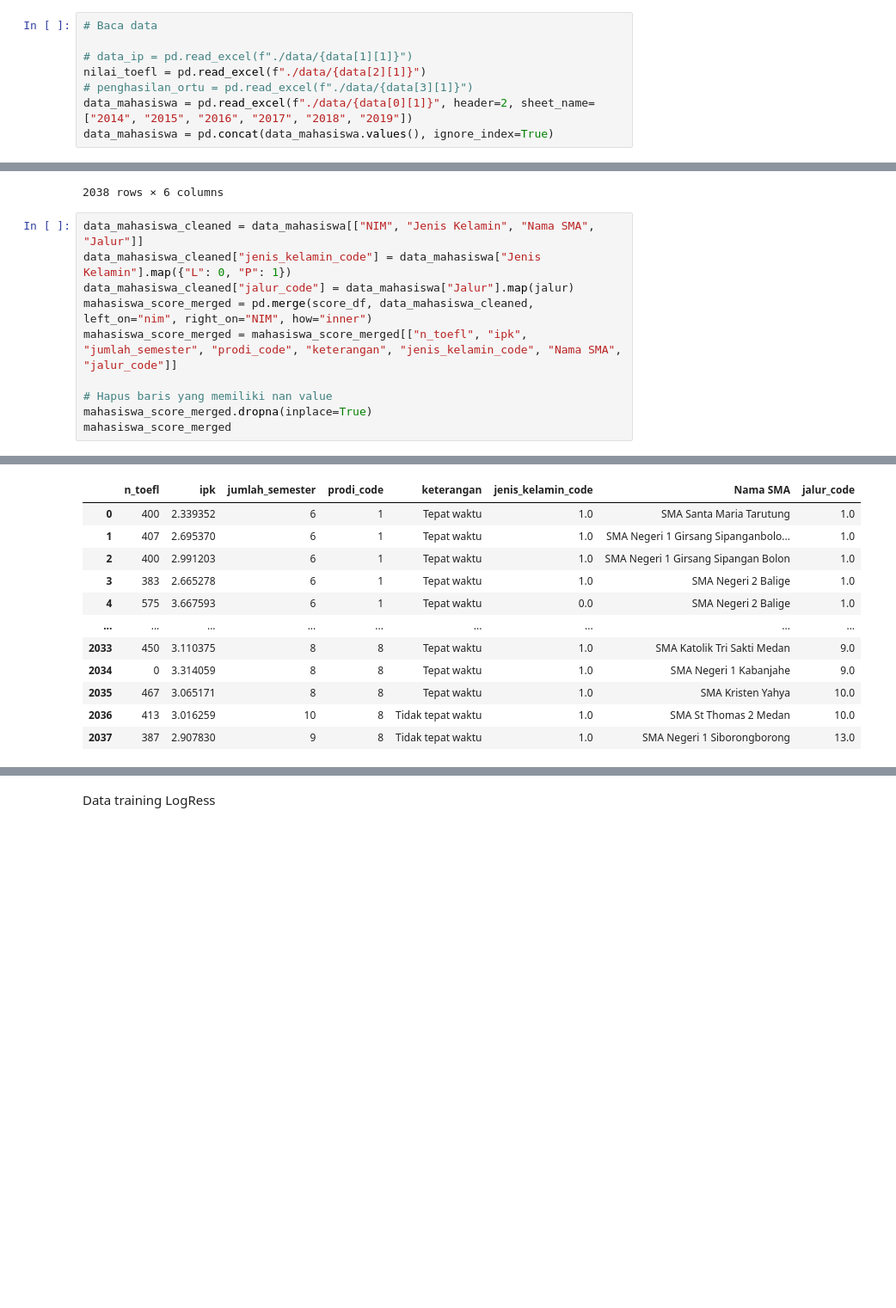
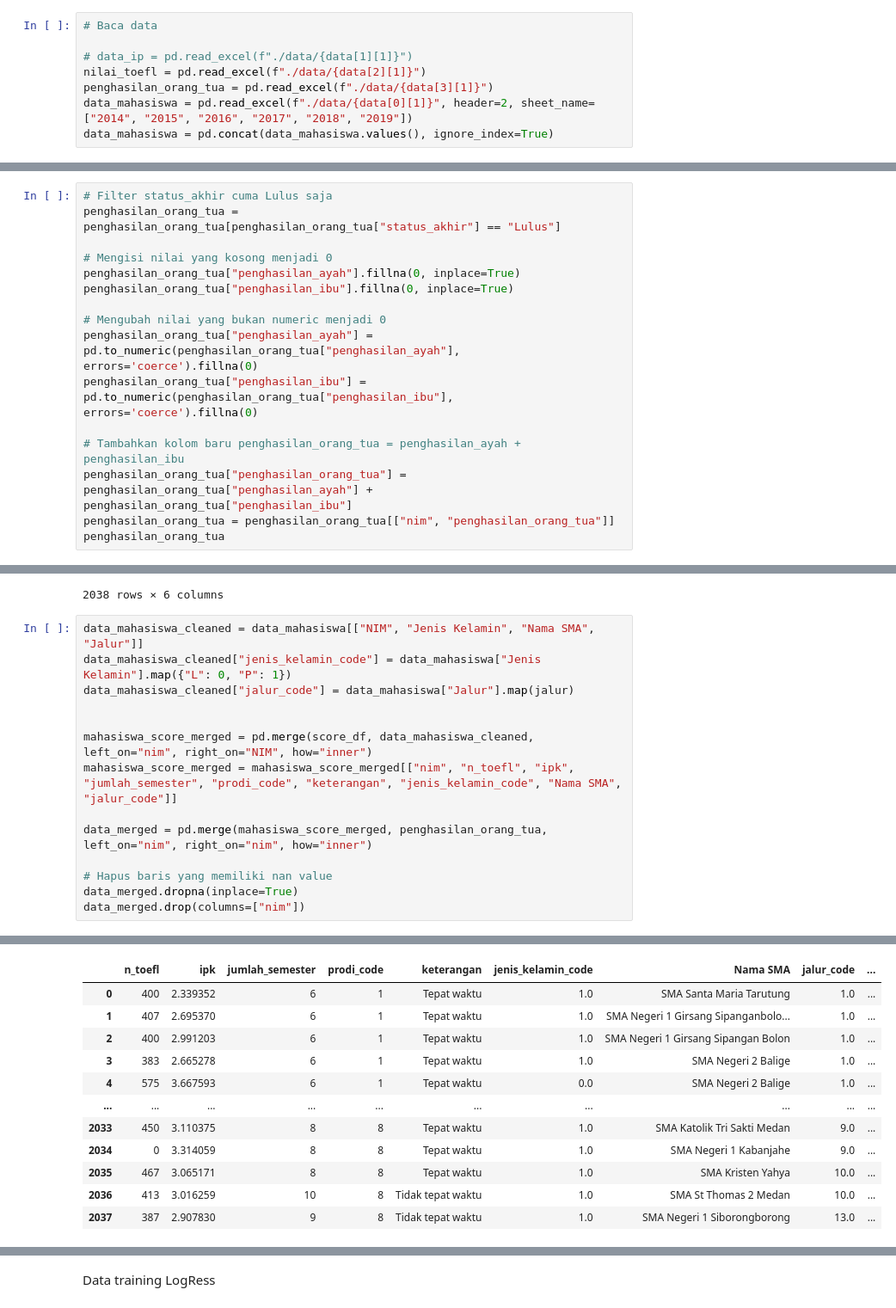
Before and after one commit to luthfidhani/prediksi-kelulusan-mahasiswa, a Jupyter notebook: training.ipynb, the cells around one changed output, grey strips where cells are left out. Shown: that part at 86% size. Saved outputs shown, nothing was run; the diff lists cells and outputs as text; blank space fills up the shorter version.

Commit message:
⚙️ refactor:  create a more modular code structure and add penghasilan_orang_tua

```diff
--- a/training.ipynb
+++ b/training.ipynb
@@ -25,7 +30,7 @@ import pandas as pd
 
 # data_ip = pd.read_excel(f"./data/{data[1][1]}")
 nilai_toefl = pd.read_excel(f"./data/{data[2][1]}")
-# penghasilan_ortu = pd.read_excel(f"./data/{data[3][1]}")
+penghasilan_orang_tua = pd.read_excel(f"./data/{data[3][1]}")
 data_mahasiswa = pd.read_excel(f"./data/{data[0][1]}", header=2, sheet_name=["2014", "2015", "2016", "2017", "2018", "2019"])
 data_mahasiswa = pd.concat(data_mahasiswa.values(), ignore_index=True)
 # %%
@@ -109,3 +116,19 @@ jalur = {
 
 get_kode_prodi = lambda prodi_dict: {program_studi: info['code'] for program_studi, info in prodi_dict.items()}
 get_jenjang_prodi = lambda prodi_dict: {program_studi: info['jenjang'] for program_studi, info in prodi_dict.items()}
+# %%
+# Filter status_akhir cuma Lulus saja
+penghasilan_orang_tua = penghasilan_orang_tua[penghasilan_orang_tua["status_akhir"] == "Lulus"]
+
+# Mengisi nilai yang kosong menjadi 0
+penghasilan_orang_tua["penghasilan_ayah"].fillna(0, inplace=True)
+penghasilan_orang_tua["penghasilan_ibu"].fillna(0, inplace=True)
+
+# Mengubah nilai yang bukan numeric menjadi 0
+penghasilan_orang_tua["penghasilan_ayah"] = pd.to_numeric(penghasilan_orang_tua["penghasilan_ayah"], errors='coerce').fillna(0)
+penghasilan_orang_tua["penghasilan_ibu"] = pd.to_numeric(penghasilan_orang_tua["penghasilan_ibu"], errors='coerce').fillna(0)
+
+# Tambahkan kolom baru penghasilan_orang_tua = penghasilan_ayah + penghasilan_ibu
+penghasilan_orang_tua["penghasilan_orang_tua"] = penghasilan_orang_tua["penghasilan_ayah"] + penghasilan_orang_tua["penghasilan_ibu"]
+penghasilan_orang_tua = penghasilan_orang_tua[["nim", "penghasilan_orang_tua"]]
+penghasilan_orang_tua
@@ -153,33 +190,37 @@ score_df
 # %%
 data_mahasiswa_cleaned = data_mahasiswa[["NIM", "Jenis Kelamin", "Nama SMA", "Jalur"]]
 data_mahasiswa_cleaned["jenis_kelamin_code"] = data_mahasiswa["Jenis Kelamin"].map({"L": 0, "P": 1})
 data_mahasiswa_cleaned["jalur_code"] = data_mahasiswa["Jalur"].map(jalur)
+
+
 mahasiswa_score_merged = pd.merge(score_df, data_mahasiswa_cleaned, left_on="nim", right_on="NIM", how="inner")
-mahasiswa_score_merged = mahasiswa_score_merged[["n_toefl", "ipk", "jumlah_semester", "prodi_code", "keterangan", "jenis_kelamin_code", "Nama SMA", "jalur_code"]]
+mahasiswa_score_merged = mahasiswa_score_merged[["nim", "n_toefl", "ipk", "jumlah_semester", "prodi_code", "keterangan", "jenis_kelamin_code", "Nama SMA", "jalur_code"]]
+
+data_merged = pd.merge(mahasiswa_score_merged, penghasilan_orang_tua, left_on="nim", right_on="nim", how="inner")
 
 # Hapus baris yang memiliki nan value
-mahasiswa_score_merged.dropna(inplace=True)
-mahasiswa_score_merged
+data_merged.dropna(inplace=True)
+data_merged.drop(columns=["nim"])
 # %% [output]
 A value is trying to be set on a copy of a slice from a DataFrame.
 Try using .loc[row_indexer,col_indexer] = value instead
 
 See the caveats in the documentation: https://pandas.pydata.org/pandas-docs/stable/user_guide/indexing.html#returning-a-view-versus-a-copy
   data_mahasiswa_cleaned["jenis_kelamin_code"] = data_mahasiswa["Jenis Kelamin"].map({"L": 0, "P": 1})
 A value is trying to be set on a copy of a slice from a DataFrame.
 Try using .loc[row_indexer,col_indexer] = value instead
 
 See the caveats in the documentation: https://pandas.pydata.org/pandas-docs/stable/user_guide/indexing.html#returning-a-view-versus-a-copy
   data_mahasiswa_cleaned["jalur_code"] = data_mahasiswa["Jalur"].map(jalur)
-|  | n_toefl | ipk | jumlah_semester | prodi_code | keterangan | jenis_kelamin_code | Nama SMA | jalur_code |
-| 0 | 400 | 2.339352 | 6 | 1 | Tepat waktu | 1.0 | SMA Santa Maria Tarutung | 1.0 |
-| 1 | 407 | 2.695370 | 6 | 1 | Tepat waktu | 1.0 | SMA Negeri 1 Girsang Sipanganbolo... | 1.0 |
-| 2 | 400 | 2.991203 | 6 | 1 | Tepat waktu | 1.0 | SMA Negeri 1 Girsang Sipangan Bolon | 1.0 |
-| 3 | 383 | 2.665278 | 6 | 1 | Tepat waktu | 1.0 | SMA Negeri 2 Balige | 1.0 |
-| 4 | 575 | 3.667593 | 6 | 1 | Tepat waktu | 0.0 | SMA Negeri 2 Balige | 1.0 |
-| ... | ... | ... | ... | ... | ... | ... | ... | ... |
-| 2033 | 450 | 3.110375 | 8 | 8 | Tepat waktu | 1.0 | SMA Katolik Tri Sakti Medan | 9.0 |
-| 2034 | 0 | 3.314059 | 8 | 8 | Tepat waktu | 1.0 | SMA Negeri 1 Kabanjahe | 9.0 |
-| 2035 | 467 | 3.065171 | 8 | 8 | Tepat waktu | 1.0 | SMA Kristen Yahya | 10.0 |
-| 2036 | 413 | 3.016259 | 10 | 8 | Tidak tepat waktu | 1.0 | SMA St Thomas 2 Medan | 10.0 |
-| 2037 | 387 | 2.907830 | 9 | 8 | Tidak tepat waktu | 1.0 | SMA Negeri 1 Siborongborong | 13.0 |
+|  | n_toefl | ipk | jumlah_semester | prodi_code | keterangan | jenis_kelamin_code | Nama SMA | jalur_code | ... |
+| 0 | 400 | 2.339352 | 6 | 1 | Tepat waktu | 1.0 | SMA Santa Maria Tarutung | 1.0 | ... |
+| 1 | 407 | 2.695370 | 6 | 1 | Tepat waktu | 1.0 | SMA Negeri 1 Girsang Sipanganbolo... | 1.0 | ... |
+| 2 | 400 | 2.991203 | 6 | 1 | Tepat waktu | 1.0 | SMA Negeri 1 Girsang Sipangan Bolon | 1.0 | ... |
+| 3 | 383 | 2.665278 | 6 | 1 | Tepat waktu | 1.0 | SMA Negeri 2 Balige | 1.0 | ... |
+| 4 | 575 | 3.667593 | 6 | 1 | Tepat waktu | 0.0 | SMA Negeri 2 Balige | 1.0 | ... |
+| ... | ... | ... | ... | ... | ... | ... | ... | ... | ... |
+| 2033 | 450 | 3.110375 | 8 | 8 | Tepat waktu | 1.0 | SMA Katolik Tri Sakti Medan | 9.0 | ... |
+| 2034 | 0 | 3.314059 | 8 | 8 | Tepat waktu | 1.0 | SMA Negeri 1 Kabanjahe | 9.0 | ... |
+| 2035 | 467 | 3.065171 | 8 | 8 | Tepat waktu | 1.0 | SMA Kristen Yahya | 10.0 | ... |
+| 2036 | 413 | 3.016259 | 10 | 8 | Tidak tepat waktu | 1.0 | SMA St Thomas 2 Medan | 10.0 | ... |
+| 2037 | 387 | 2.907830 | 9 | 8 | Tidak tepat waktu | 1.0 | SMA Negeri 1 Siborongborong | 13.0 | ... |
```
Also changed, not shown: parts of 8 cells of this notebook, 12 other files.
